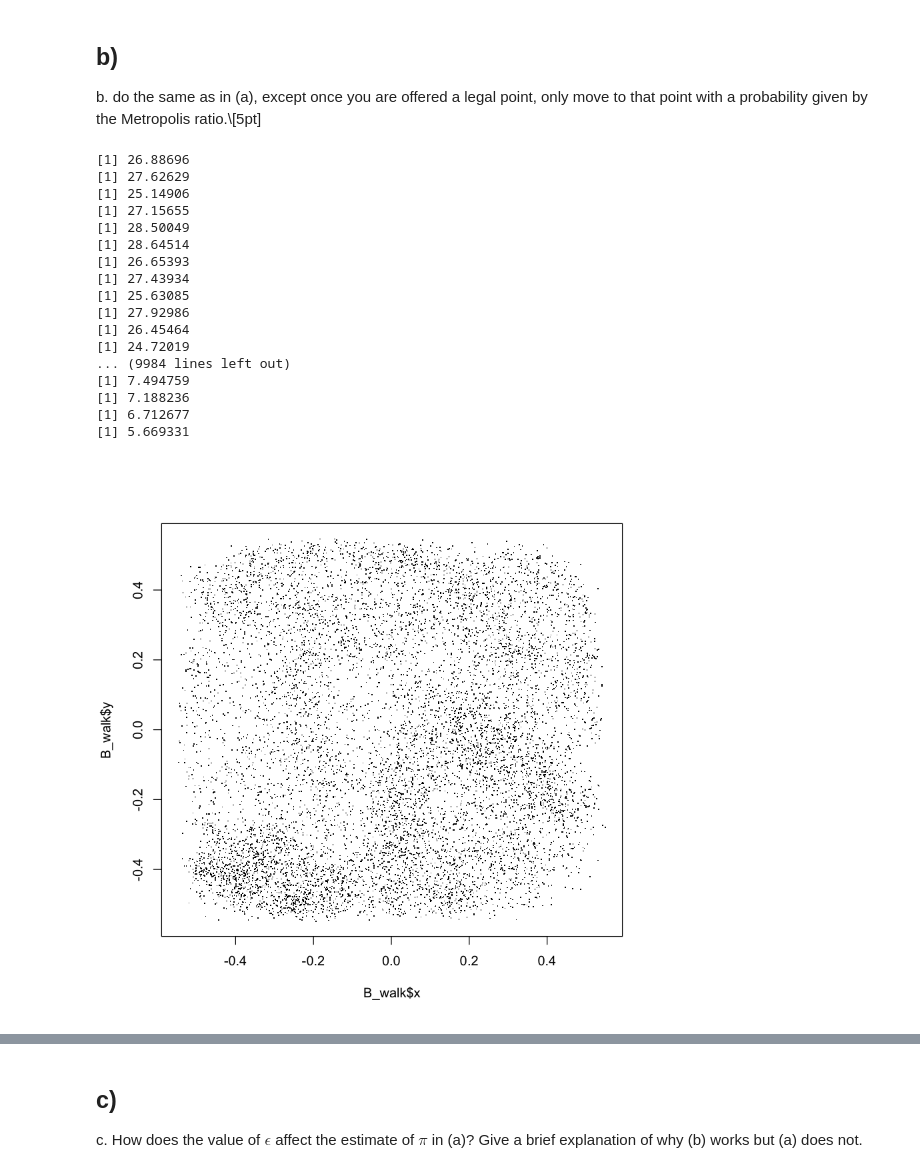
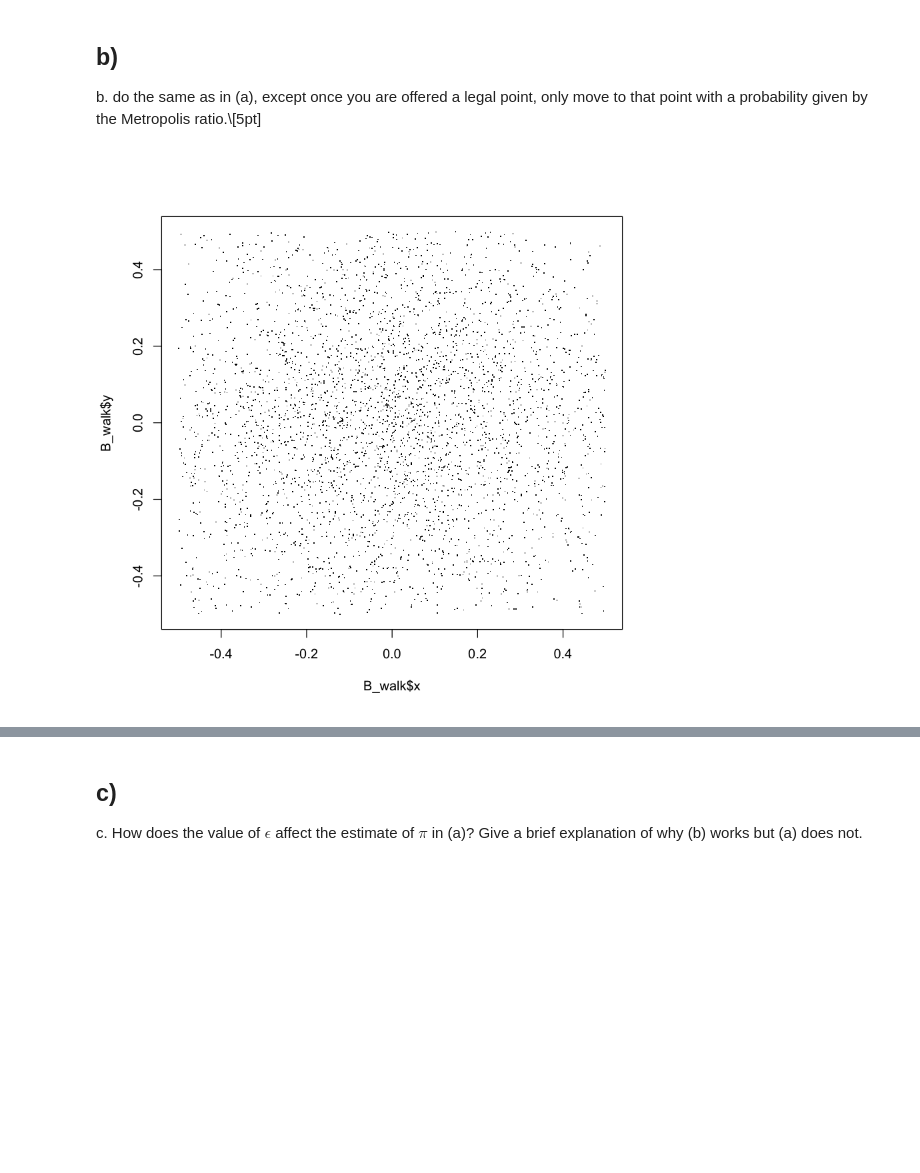
Before and after one commit to franklinmarsh/computational_statistics, a Jupyter notebook: hw4.ipynb, the cells around one changed output, grey strips where cells are left out. Drawn from its saved outputs; the diff is of its cells as text; code cells hidden in the pictures; blank space fills up the shorter version.

```diff
--- a/hw4.ipynb
+++ b/hw4.ipynb
@@ -300,13 +353,15 @@ that point with a probability given by the Metropolis ratio.\\[5pt]
 # %%
 B_UnitWalk <- function(epsilon, n_iters, initial = c(0.0,0.0)) {
     #
-    #
+    # Function to perform a random walk within the unit-square using a metropolis-hastings algorithm
     #
     # Args:
-    #
+    #    epsilon: the maximum step size
+    #    n_iters: the number of times to perform the MH-walk
+    #    initial: a vector of the starting x and y values
     #
     # Returns:
-    #
+    #    data_frame: a dataframe with the x and y walk positions, and their distance from the origin as a third column
 
 
     x <- c(initial[1])
@@ -318,8 +373,33 @@ B_UnitWalk <- function(epsilon, n_iters, initial = c(0.0,0.0)) {
         newx <- (x[i-1] + runif(1,-epsilon,epsilon)[1])
         newy <- (y[i-1] + runif(1,-epsilon,epsilon)[1])
 
-        met_ratio <- min(1, (((epsilon - abs(newx) + 0.5)*(epsilon - abs(newy) + 0.5))/(4*epsilon^(2.0))))
-        #met_ratio <- min(1, ((4*epsilon^(2.0))/((epsilon - abs(newx) + 0.5)*(epsilon - abs(newy) + 0.5))))
+        if (abs(newy) >= 0.5) {
+            ly <- 0
+        }
+
+        else if (abs(newy) + epsilon >= 0.5) {
+            ly <- 2*epsilon - abs(newy)
+        }
+
+
+        else {
+            ly <- 2*epsilon
+        }
+
+        if (abs(newx) >= 0.5) {
+            lx <- 0
+        }
+
+        else if (abs(newx) + epsilon >= 0.5) {
+            lx <- 2*epsilon - abs(newx)
+        }
+
+        else {
+            lx <- 2*epsilon
+        }
+
+
+        met_ratio <- min(1, (lx*ly/(4*epsilon^(2.0))))
 
         if (runif(1) < met_ratio) { #update according to the probability
 
@@ -338,27 +418,10 @@ B_UnitWalk <- function(epsilon, n_iters, initial = c(0.0,0.0)) {
     return(data.frame(x,y,dist))
 }
 # %%
-B_walk <- B_UnitWalk(0.05,10000)
+B_walk <- B_UnitWalk(0.5,10000)
 plot(B_walk$x, B_walk$y, pch = '.')
 # %% [output]
-[1] 26.88696
-[1] 27.62629
-[1] 25.14906
-[1] 27.15655
-[1] 28.50049
-[1] 28.64514
-[1] 26.65393
-[1] 27.43934
-[1] 25.63085
-[1] 27.92986
-[1] 26.45464
-[1] 24.72019
-... (9984 lines left out)
-[1] 7.494759
-[1] 7.188236
-[1] 6.712677
-[1] 5.669331
-[figure, old version]
+[figure, new version]
 # %%
 CalcPi(B_walk)
 # %% [output]
```
Also changed, not shown: parts of 16 cells of this notebook, 2 other files.
